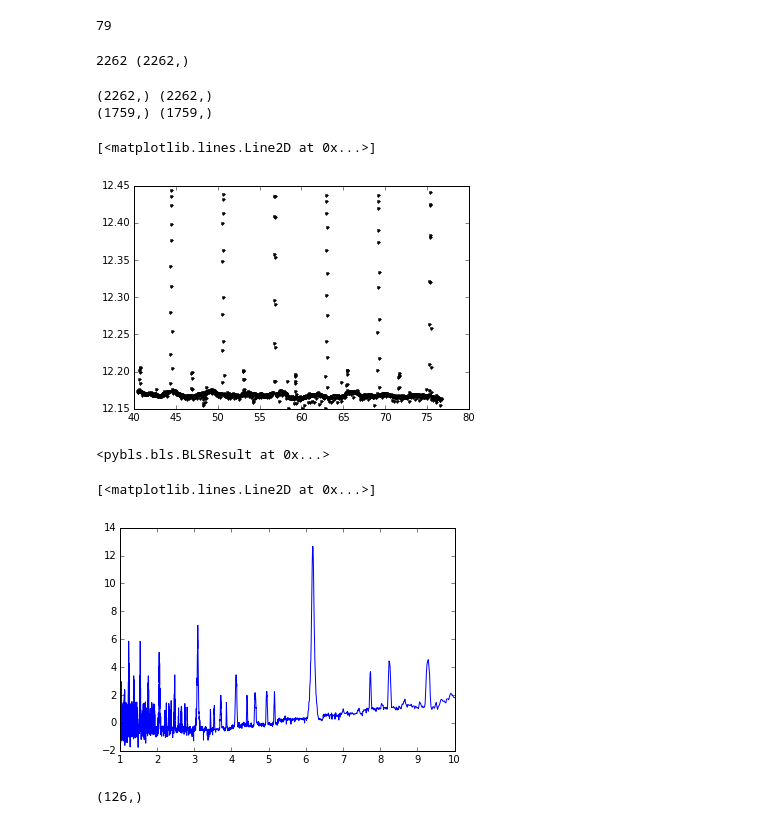
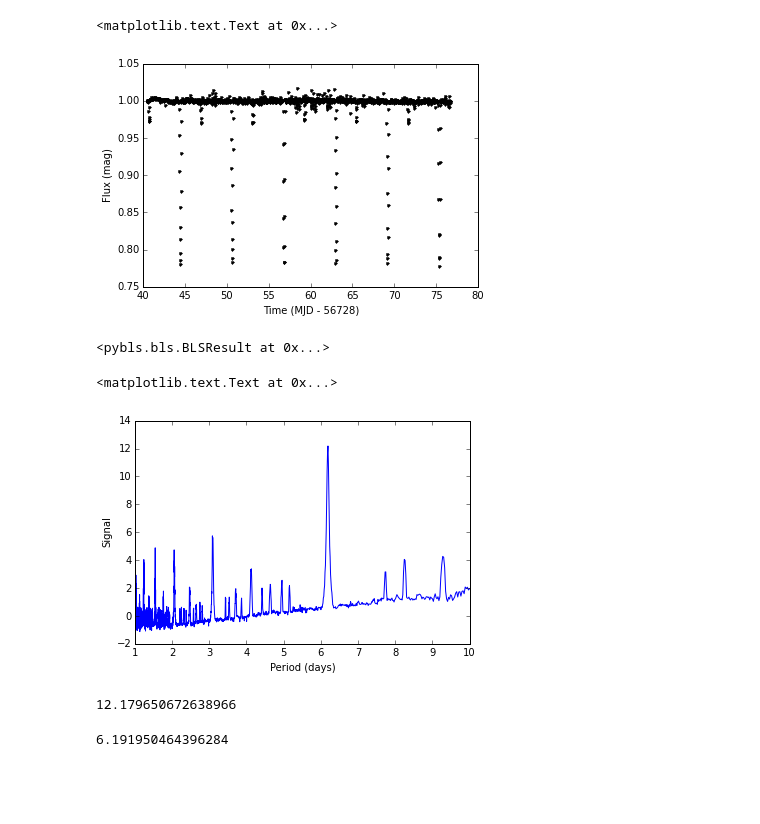
Before and after one commit to hpparvi/PyBLS, a Jupyter notebook: bls_test.ipynb, the cells around one changed output. Saved outputs shown, nothing was run; the diff lists cells and outputs as text; code cells hidden in the pictures; blank space fills up the shorter version.

```diff
--- a/bls_test.ipynb
+++ b/bls_test.ipynb
@@ -18,12 +18,9 @@ f= fitsio.FITS(filename,'r')
 # %%
 f1 = f[1]
 # %%
-d = f1['medflux','flux','xlc','ylc','nchisq','pointer','flux_corr_roll'][:]
+d = f1['medflux','flux','xlc','ylc','nchisq','pointer','flux_corr_roll','model_tot_roll'][:]
 objids = d['pointer'].flatten()
 i_obj = np.where(objids==objid)[0][0]
-print i_obj
-# %% [output]
-79
 # %%
 hdr = f1.read_header()
 t0 = hdr['MJDBASE']
@@ -33,37 +30,41 @@ n_obj = hdr['NROWMAST']
 time = np.zeros(n_obs) + t0
 for i in np.arange(n_obs):
     time[i] += hdr['TV%d' % (i+1)]
-
-print n_obs, time.shape
-# %% [output]
-2262 (2262,)
 # %%
 flux = d['flux_corr_roll'][i_obj,:]
+gpfit = d['model_tot_roll'][i_obj,:]
+flux -= gpfit
 flux2 = flux.copy()
-print flux.shape, time.shape
 flux = flux[np.isfinite(flux2)]
 time = time[np.isfinite(flux2)]
-print flux.shape, time.shape
-# %% [output]
-(2262,) (2262,)
-(1759,) (1759,)
 # %%
-plt.plot(time-56728,flux,'.k')
+plt.plot(time-56728,2.5**(-flux),'.k')
+plt.xlabel('Time (MJD - 56728)')
+plt.ylabel('Flux (mag)')
 # %% [output]
-[<matplotlib.lines.Line2D at 0x...>]
+<matplotlib.text.Text at 0x...>
-[figure, old version]
+[figure, new version]
 # %%
 error = 0.0001*np.ones_like(flux)
-bls = BLS(time, -flux, error, period_range=(1,10), q_range=(0.001, 0.01), nf=4500, nbin=1000)
-bls()
+bls = BLS(time, -flux, error, period_range=(1,10), q_range=(0.001, 0.01), nf=3000, nbin=500)
-# %% [output]
-<pybls.bls.BLSResult at 0x...>
+# %%
+bls()
+# %% [output]
+<pybls.bls.BLSResult at 0x...>
 # %%
 plt.plot(bls.period , bls.sde)
+plt.xlabel('Period (days)')
+plt.ylabel('Signal')
 # %% [output]
-[<matplotlib.lines.Line2D at 0x...>]
+<matplotlib.text.Text at 0x...>
-[figure, old version]
+[figure, new version]
-# %%
-time.shape
-# %% [output]
-(126,)
+# %%
+# 7 or 8 is interesting
+
+bls.result.bsde
+# %% [output]
+12.179650672638966
+# %%
+bls.result.bper
+# %% [output]
+6.191950464396284
```
